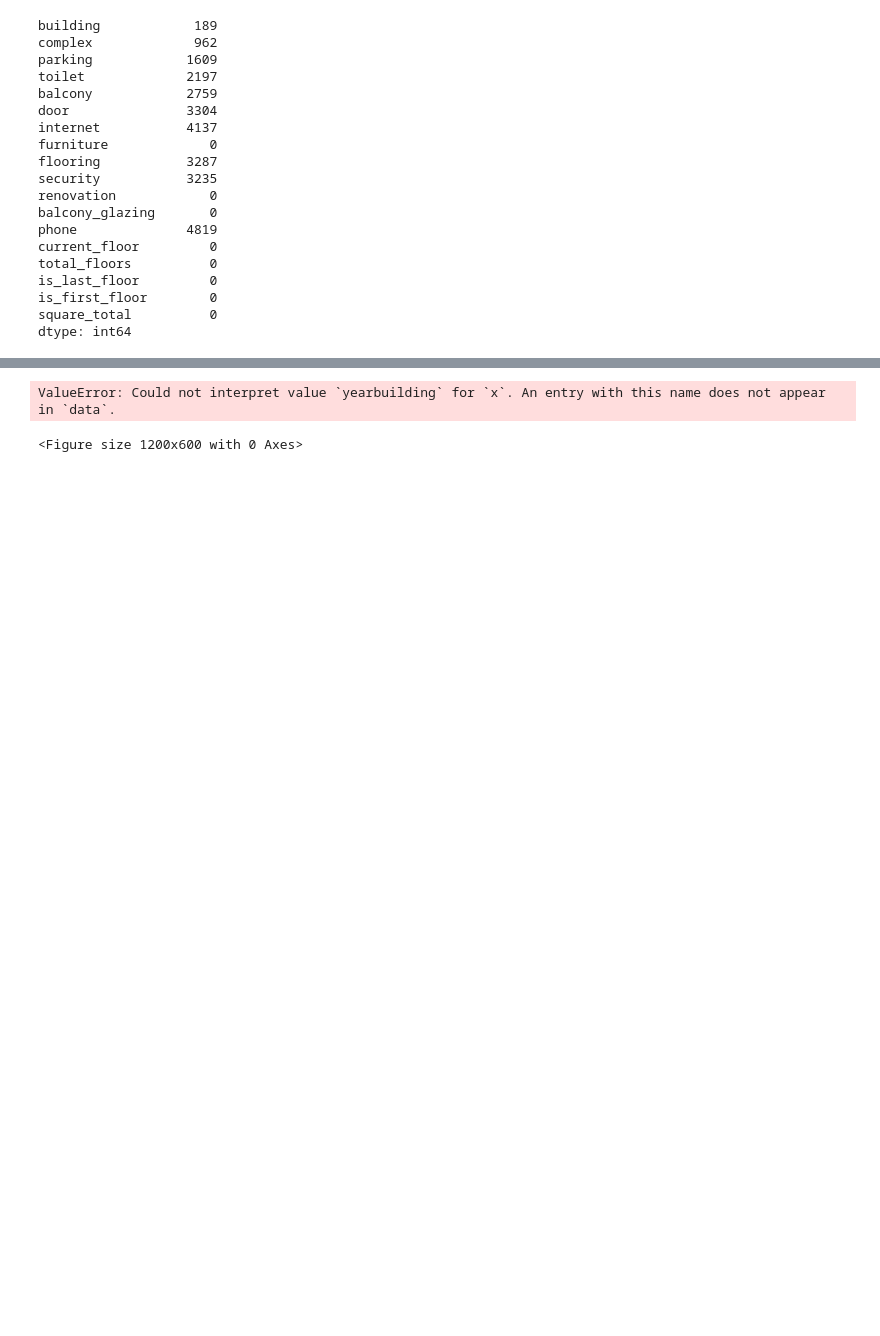
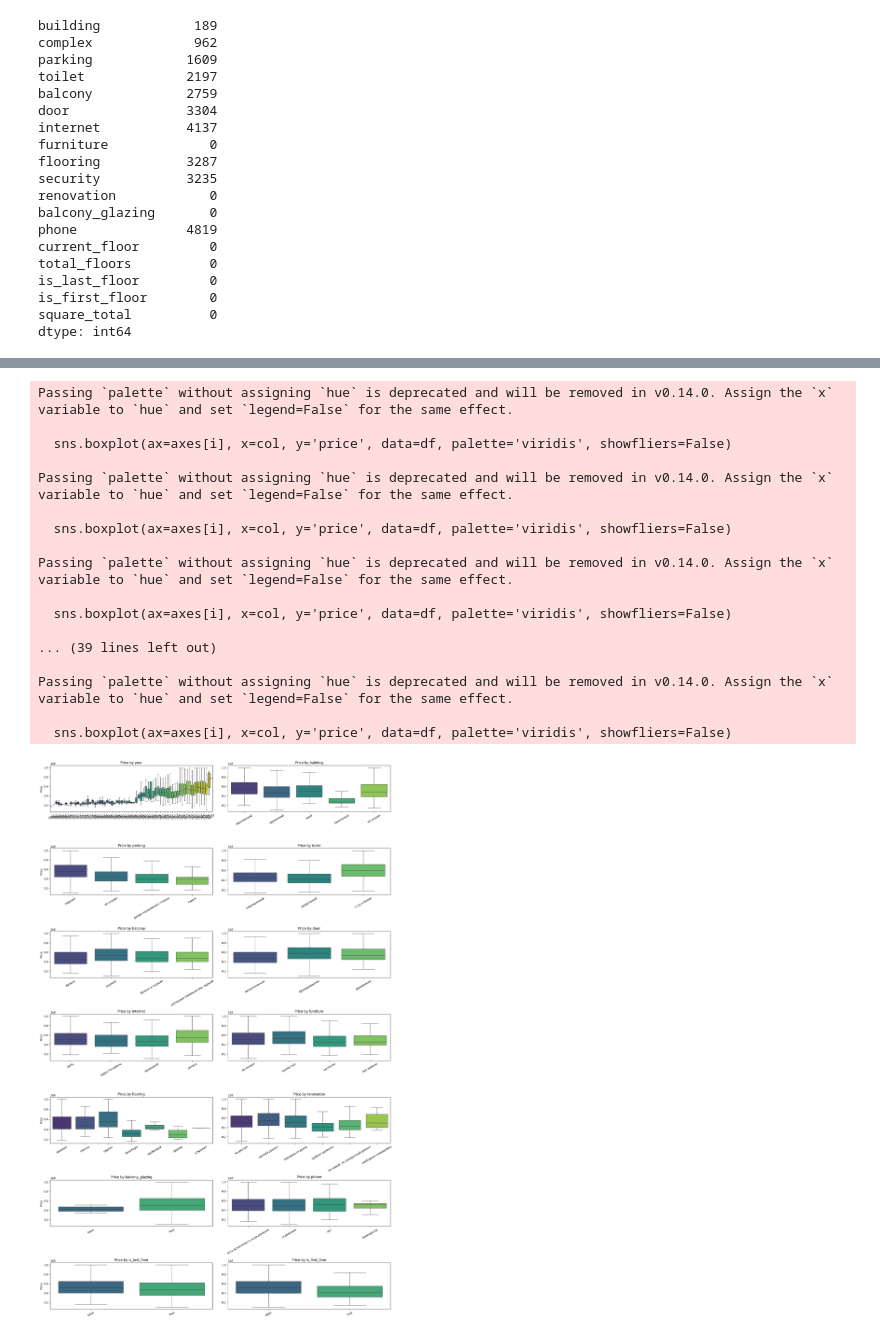
Before and after one commit to howardat/real-estate-analyzer, a Jupyter notebook: src/real_estate_analyzer/eda.ipynb, the cells around one changed output, grey strips where cells are left out. Cells and saved outputs as stored; diff of their text form; code cells hidden in the pictures; blank space fills up the shorter version.

```diff
--- a/src/real_estate_analyzer/eda.ipynb
+++ b/src/real_estate_analyzer/eda.ipynb
@@ -370,0 +488,19 @@ dtype: int64
+# %%
+balcony_map = {
+    'балкон': 1,
+    'лоджия': 2,
+    'балкон и лоджия': 3,
+    'несколько балконов или лоджий': 3  # Merged because 3+ units usually hit a price plateau
+}
+
+# Apply mapping and fill NaNs with 0 (representing "No balcony" or "Standard/Unknown")
+df['balcony_score'] = df['balcony'].map(balcony_map).fillna(2).astype(int)
+# %%
+door_map = {
+    'деревянная': 1,
+    'металлическая': 1,  # Merged because medians were nearly identical
+    'бронированная': 2
+}
+
+# Fill NaNs with 1 (assuming standard/basic door)
+df['door_score'] = df['door'].map(door_map).fillna(1).astype(int)
@@ -371,44 +519,65 @@ dtype: int64
 # %%
 # --- CELL: Categorical Impact on Price (Box Plots) ---
 import seaborn as sns
 import matplotlib.pyplot as plt
+import math
 
 # 1. Define the list of categorical columns you want to analyze
 categorical_cols = [
-    'year'
+    'year',
     'building',
     'parking',
     'toilet',
     'balcony',
     'door',
     'internet',
     'furniture',
     'flooring',
-    'security',
     'renovation',
     'balcony_glazing',
     'phone',
     'is_last_floor',
     'is_first_floor',
 ]
 
-# 2. Set the aesthetic style
-sns.set_theme(style="whitegrid")
+n_cols = 2  # Number of charts per row
+n_rows = math.ceil(len(categorical_cols) / n_cols)
 
-# 3. Loop through the list and create a plot for each
-for col in categorical_cols:
-    plt.figure(figsize=(12, 6))
+# 2. Create the Figure
+fig, axes = plt.subplots(n_rows, n_cols, figsize=(18, n_rows * 4))
+axes = axes.flatten()  # Flatten to iterate easily
 
-    # Create the boxplot
-    # Note: We use showfliers=False if the outliers (extreme prices) squash the boxes
-    sns.boxplot(x=col, y='price', data=df, palette='viridis', showfliers=False)
+# 3. Loop and Plot
+for i, col in enumerate(categorical_cols):
+    sns.boxplot(ax=axes[i], x=col, y='price', data=df, palette='viridis', showfliers=False)
 
-    plt.title(f'Influence of {col} on Price', fontsize=15)
-    plt.xticks(rotation=45)
-    plt.ylabel('Price')
-    plt.xlabel(col.capitalize())
+    axes[i].set_title(f'Price by {col}', fontsize=12)
+    axes[i].tick_params(axis='x', rotation=30) # Reduced rotation for compactness
+    axes[i].set_xlabel('') # Remove redundant x-labels to save space
+    axes[i].set_ylabel('Price' if i % n_cols == 0 else '') # Only show Y label on left charts
 
-    plt.show()
+# 4. Clean up empty subplots
+for j in range(i + 1, len(axes)):
+    fig.delaxes(axes[j])
+
+plt.tight_layout()
+plt.show()
 # %% [output]
-ValueError: Could not interpret value `yearbuilding` for `x`. An entry with this name does not appear in `data`.
+Passing `palette` without assigning `hue` is deprecated and will be removed in v0.14.0. Assign the `x` variable to `hue` and set `legend=False` for the same effect.
+
+  sns.boxplot(ax=axes[i], x=col, y='price', data=df, palette='viridis', showfliers=False)
+
+Passing `palette` without assigning `hue` is deprecated and will be removed in v0.14.0. Assign the `x` variable to `hue` and set `legend=False` for the same effect.
+
+  sns.boxplot(ax=axes[i], x=col, y='price', data=df, palette='viridis', showfliers=False)
+
+Passing `palette` without assigning `hue` is deprecated and will be removed in v0.14.0. Assign the `x` variable to `hue` and set `legend=False` for the same effect.
+
+  sns.boxplot(ax=axes[i], x=col, y='price', data=df, palette='viridis', showfliers=False)
+
+... (39 lines left out)
+
+Passing `palette` without assigning `hue` is deprecated and will be removed in v0.14.0. Assign the `x` variable to `hue` and set `legend=False` for the same effect.
+
+  sns.boxplot(ax=axes[i], x=col, y='price', data=df, palette='viridis', showfliers=False)
-<Figure size 1200x600 with 0 Axes>
+[figure, added]
```
Also changed, not shown: parts of 18 cells of this notebook.
